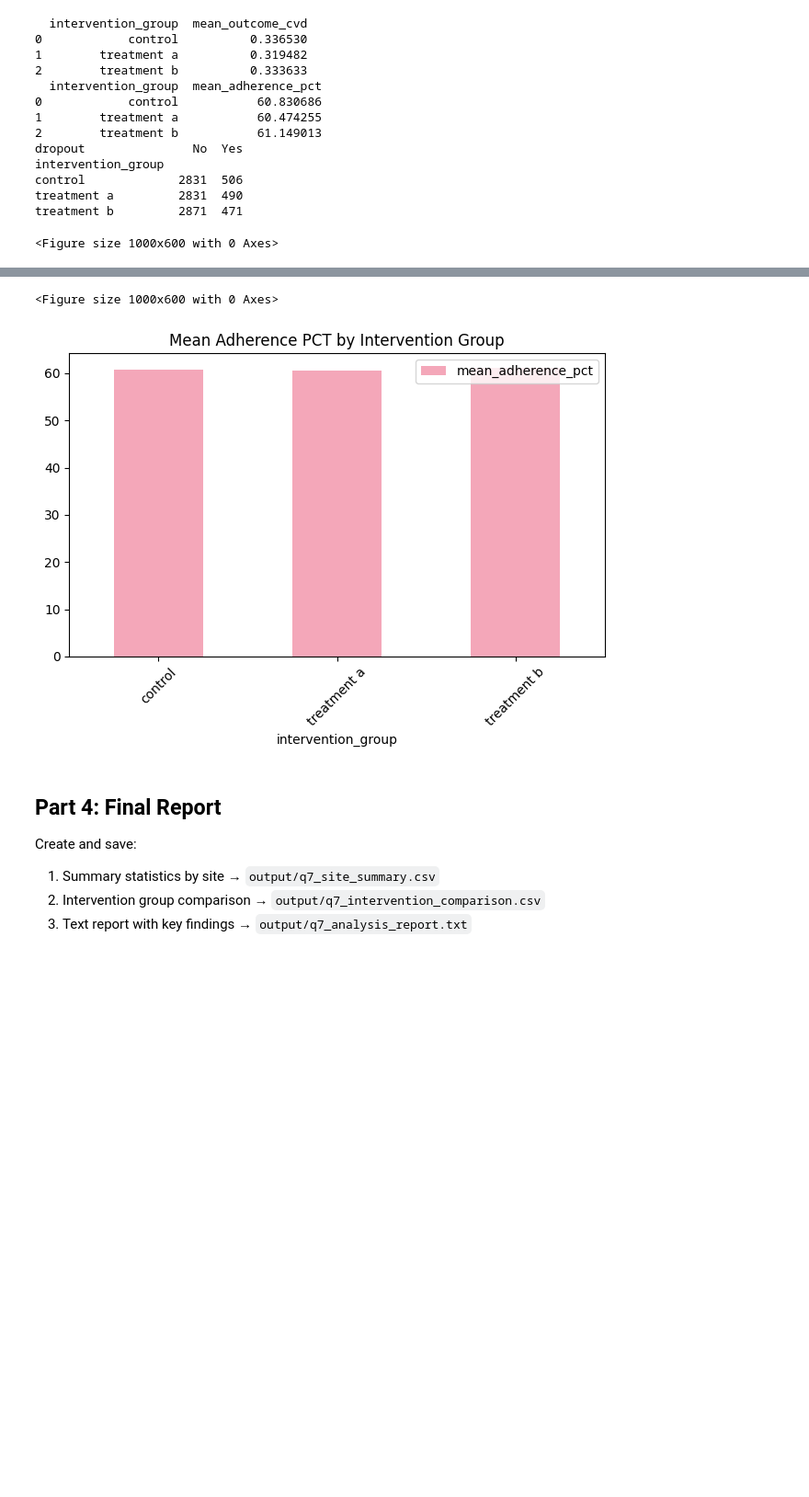
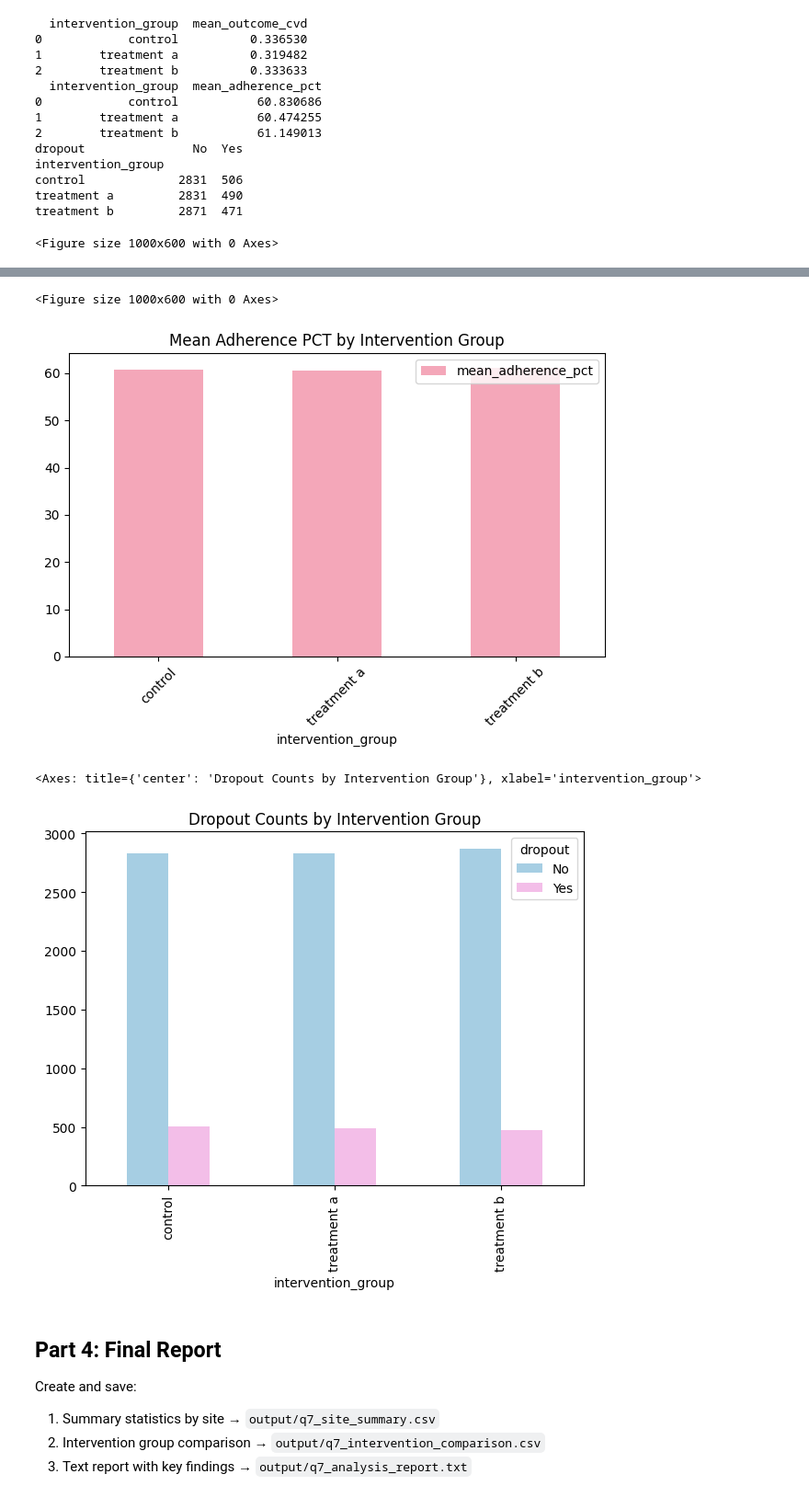
Before and after one commit to UCSF-DataSci/ds217-midterm-sarahmughal, a Jupyter notebook: q7_aggregation.ipynb, the cells around one changed output, grey strips where cells are left out. Shown: that part at 92% size. Cells and saved outputs as stored; diff of their text form; code cells hidden in the pictures; blank space fills up the shorter version.

Commit message:
edit plots

```diff
--- a/q7_aggregation.ipynb
+++ b/q7_aggregation.ipynb
@@ -195,23 +195,32 @@ treatment b         2871  471
 # %%
 # TODO: Visualization
 plot_group_comparison(
     cvd_summary,
     x_col="intervention_group",
     y_col="mean_outcome_cvd",
     title="Mean CVD Rate by Intervention Group",
 )
 
 plot_group_comparison(
     adherence_summary,
     x_col="intervention_group",
     y_col="mean_adherence_pct",
     title="Mean Adherence PCT by Intervention Group",
 )
+
+cross_tab_inter_dropout.plot(
+    kind="bar",
+    color=["#a6cee3", "#f3bee8"],  # soft blue and gold
+    title="Dropout Counts by Intervention Group",
+    figsize=(7, 5),
+)
 # %% [output]
 <Figure size 1000x600 with 0 Axes>
 [figure]
 <Figure size 1000x600 with 0 Axes>
 [figure]
+<Axes: title={'center': 'Dropout Counts by Intervention Group'}, xlabel='intervention_group'>
+[figure, added]
 # %% [markdown]
 ## Part 4: Final Report
 
```
Also changed, not shown: 1 other file.
